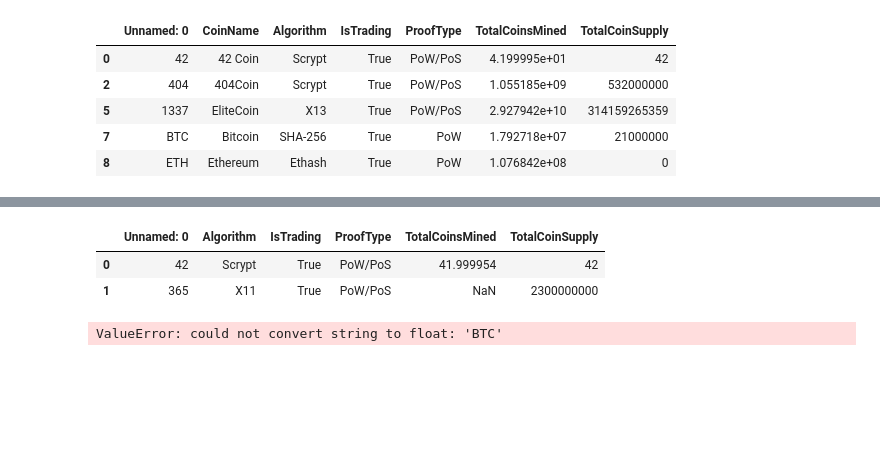
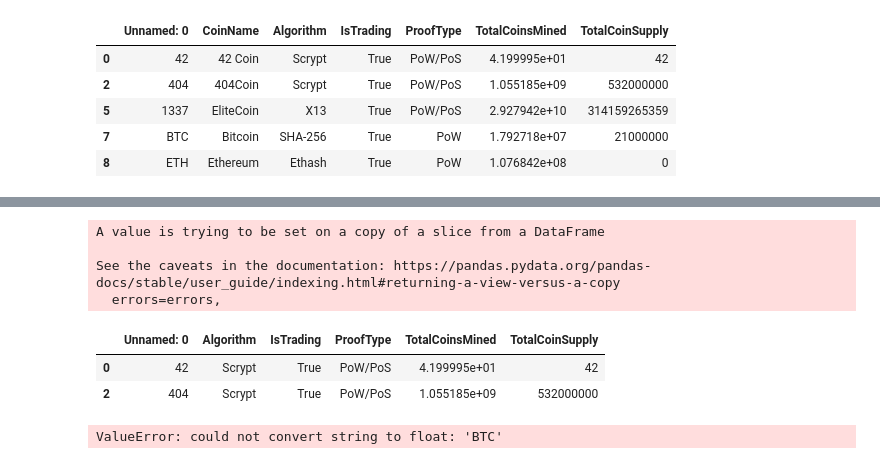
Before and after one commit to BiancaTaisePommerening/Cryptocurrencies, a Jupyter notebook: crypto_clustering.ipynb, the cells around one changed output, grey strips where cells are left out. Drawn from its saved outputs; the diff is of its cells as text; code cells hidden in the pictures; blank space fills up the shorter version.

Commit message:
created dataframe to only hold the coin names

```diff
--- a/crypto_clustering.ipynb
+++ b/crypto_clustering.ipynb
@@ -139,11 +143,15 @@ crypto_df2.head()
 # %%
 # Drop the 'CoinName' column since it's not going to be used on the clustering algorithm.
-crypto_df.drop(columns=["CoinName"], inplace=True)
-crypto_df.head(2)
+crypto_df2.drop(columns=["CoinName"], inplace=True)
+crypto_df2.head(2)
 # %% [output]
+A value is trying to be set on a copy of a slice from a DataFrame
+
+See the caveats in the documentation: https://pandas.pydata.org/pandas-docs/stable/user_guide/indexing.html#returning-a-view-versus-a-copy
+  errors=errors,
 |  | Unnamed: 0 | Algorithm | IsTrading | ProofType | TotalCoinsMined | TotalCoinSupply |
-| 0 | 42 | Scrypt | True | PoW/PoS | 41.999954 | 42 |
-| 1 | 365 | X11 | True | PoW/PoS | NaN | 2300000000 |
+| 0 | 42 | Scrypt | True | PoW/PoS | 4.199995e+01 | 42 |
+| 2 | 404 | Scrypt | True | PoW/PoS | 1.055185e+09 | 532000000 |
 # %%
 # Use get_dummies() to create variables for text features.
 Algorithm = pd.get_dummies(crypto_df.drop(columns='Algorithm'))
```
Also changed, not shown: parts of 3 cells of this notebook.
